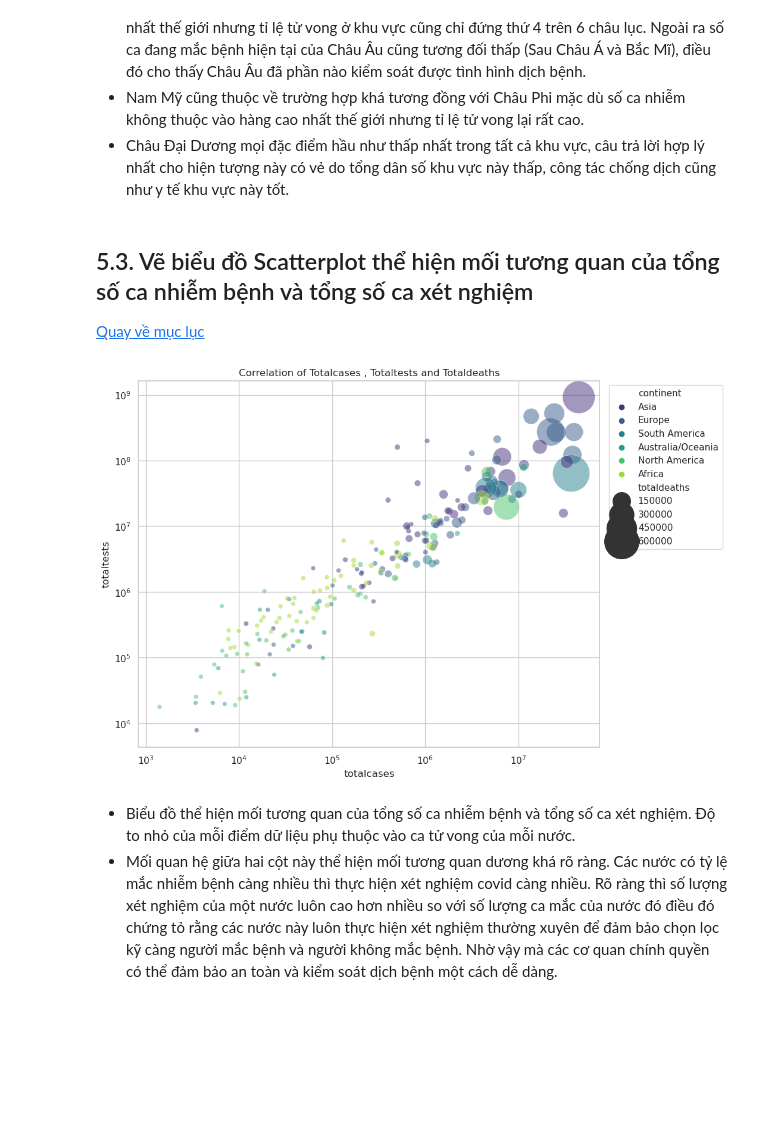
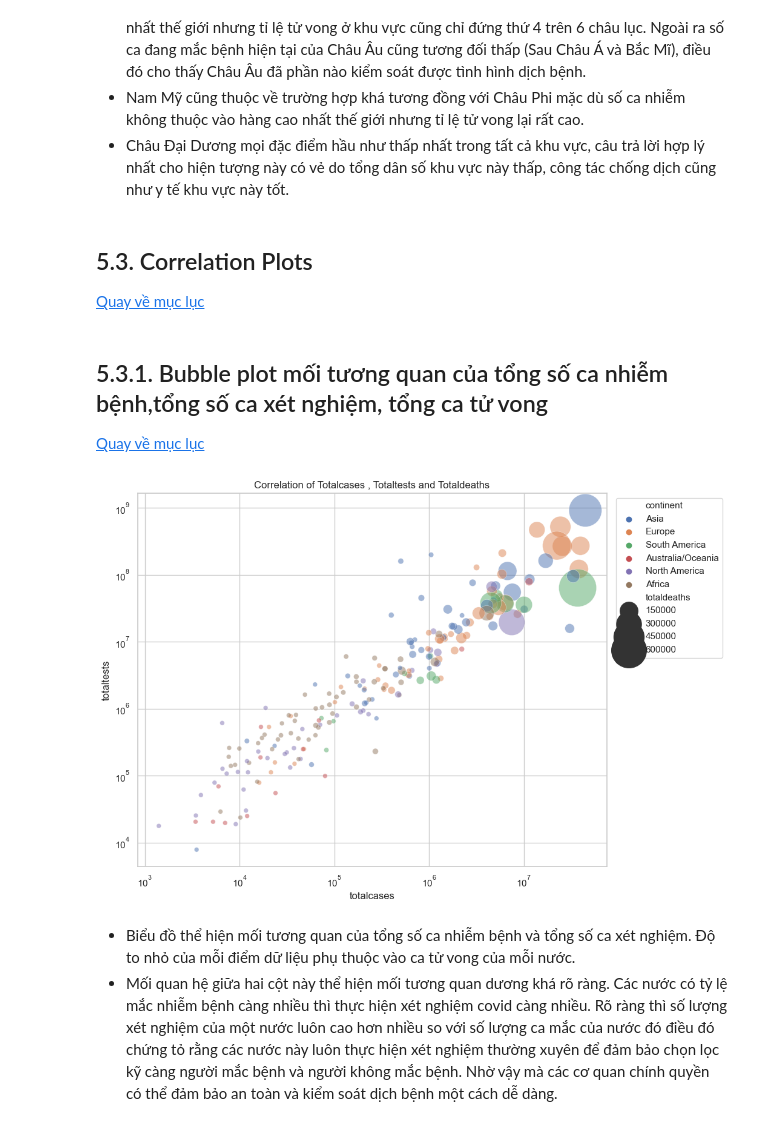
Before and after one commit to phuong1605/Data-Relationship, a Jupyter notebook: lab1.ipynb, the cells around one changed output. Cells and saved outputs as stored; diff of their text form; code cells hidden in the pictures; blank space fills up the shorter version.

```diff
--- a/lab1.ipynb
+++ b/lab1.ipynb
@@ -505,22 +572,25 @@ Dựa vào radar chart trên ta thấy một số điểm đặc biệt :
 - Châu Âu là khu vực tổng ca nhiễm cao nhất thế giới đi kèm với việc đó là tổng người tử vong và tổng lượng người bình phục cũng cao nhất. Mặc dù có tổng số người tử vong cao nhất thế giới nhưng tỉ lệ tử vong ở khu vực cũng chỉ đứng thứ 4 trên 6 châu lục. Ngoài ra số ca đang mắc bệnh hiện tại của Châu Âu cũng tương đối thấp (Sau Châu Á và Bắc Mĩ), điều đó cho thấy Châu Âu đã phần nào kiểm soát được tình hình dịch bệnh.
 - Nam Mỹ cũng thuộc về trường hợp khá tương đồng với Châu Phi mặc dù số ca nhiễm không thuộc vào hàng cao nhất thế giới nhưng tỉ lệ tử vong lại rất cao.
 - Châu Đại Dương mọi đặc điểm hầu như thấp nhất trong tất cả khu vực, câu trả lời hợp lý nhất cho hiện tượng này có vẻ do tổng dân số khu vực này thấp, công tác chống dịch cũng như y tế khu vực này tốt.
+# %% [markdown]
+## 5.3. Correlation Plots  <a name = "section5_3"></a>
+[Quay về mục lục](#TOC)
 # %% [markdown]
-## 5.3. Vẽ biểu đồ Scatterplot thể hiện mối tương quan của tổng số ca nhiễm bệnh và tổng số ca xét nghiệm <a name = "section5_3"></a>
+## 5.3.1. Bubble plot mối tương quan của tổng số ca nhiễm bệnh,tổng số ca xét nghiệm, tổng ca tử vong <a name = "section5_3_1"></a>
 [Quay về mục lục](#TOC)
 # %%
 countries_df=covid19_df[8:-8]
 countries_df.reset_index(drop=True)
 
 fig, ax = plt.subplots(figsize=(10,8))
 plt.xscale('log')
 plt.yscale('log')
 sns.set(style="ticks", color_codes=True)
-sns.scatterplot(data=countries_df,x='totalcases',y='totaltests',size="totaldeaths",hue="continent",legend=True,palette="viridis", edgecolors="black",alpha=0.5,sizes=(30,2000)).set(title='Correlation of Totalcases , Totaltests and Totaldeaths')
+sns.scatterplot(data=countries_df,x='totalcases',y='totaltests',size="totaldeaths",hue="continent",legend=True, edgecolors="black",alpha=0.5,sizes=(30,2000)).set(title='Correlation of Totalcases , Totaltests and Totaldeaths')
 plt.legend(bbox_to_anchor=(1.01, 1))
 plt.show()
 # %% [output]
-[figure, old version]
+[figure, new version]
 # %% [markdown]
 - Biểu đồ thể hiện mối tương quan của tổng số ca nhiễm bệnh và tổng số ca xét nghiệm. Độ to nhỏ của mỗi điểm dữ liệu phụ thuộc vào ca tử vong của mỗi nước.
 - Mối quan hệ giữa hai cột này thể hiện mối tương quan dương khá rõ ràng. Các nước có tỷ lệ mắc nhiễm bệnh càng nhiều thì thực hiện xét nghiệm covid càng nhiều. Rõ ràng thì số lượng xét nghiệm của một nước luôn cao hơn nhiều so với số lượng ca mắc của nước đó điều đó chứng tỏ rằng các nước này luôn thực hiện xét nghiệm thường xuyên để đảm bảo chọn lọc kỹ càng người mắc bệnh và người không mắc bệnh. Nhờ vậy mà các cơ quan chính quyền có thể đảm bảo an toàn và kiểm soát dịch bệnh một cách dễ dàng.
```
Also changed, not shown: parts of 91 cells of this notebook, 1 other file.
